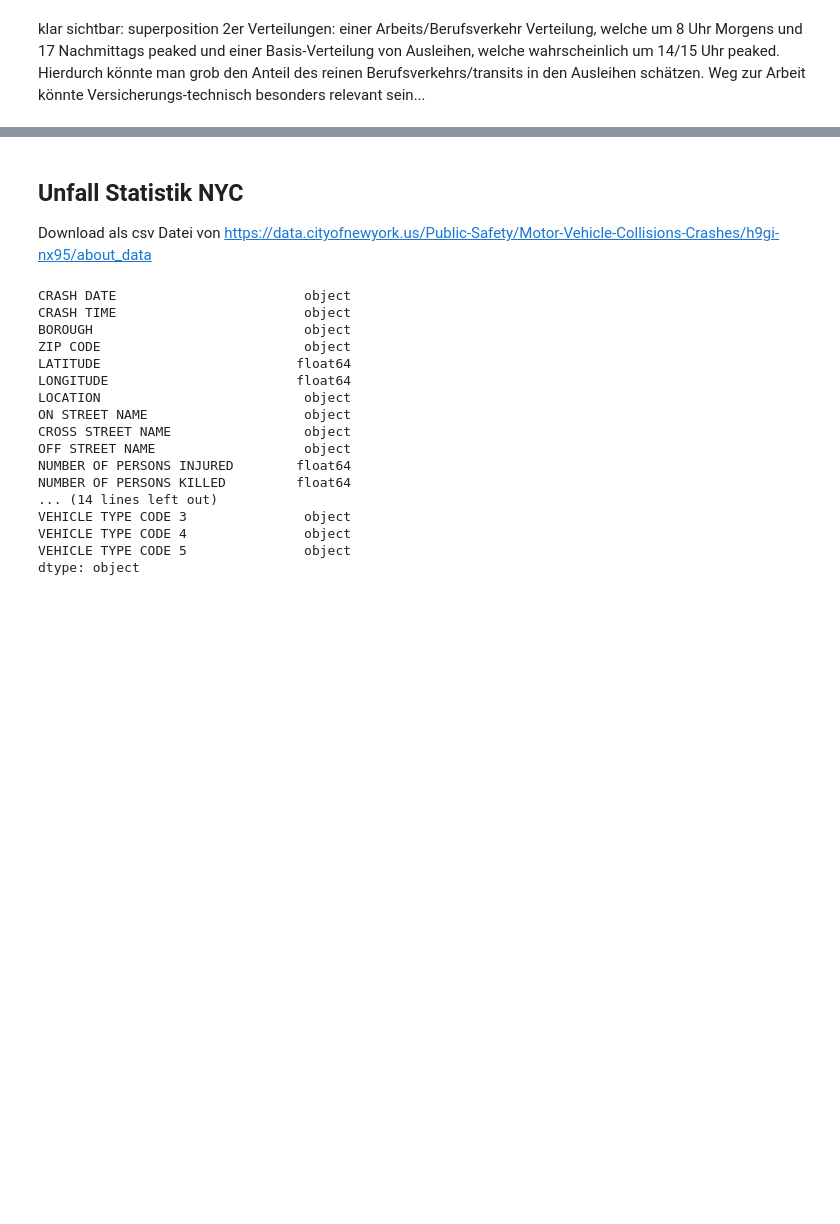
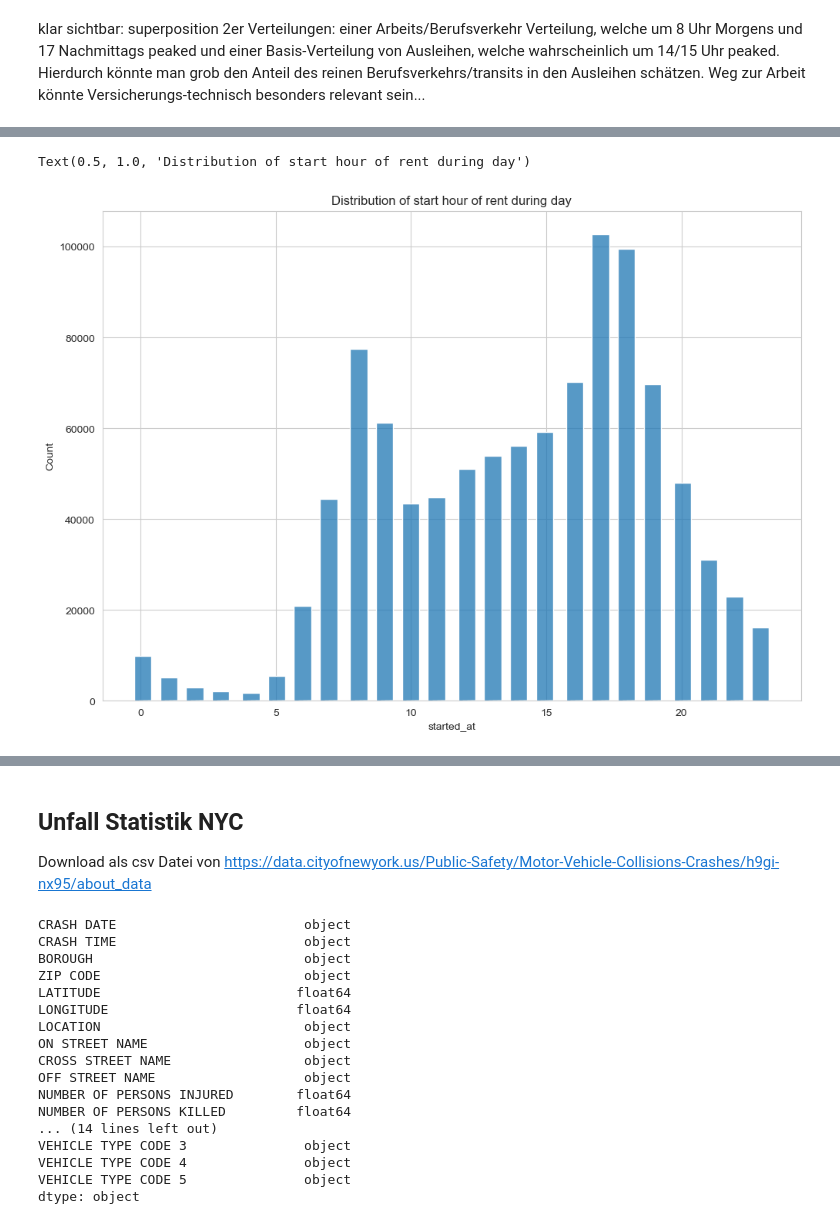
Before and after one commit to tobzac/challenge, a Jupyter notebook: 01_initial_checks.ipynb, the cells around one changed output, grey strips where cells are left out. Saved outputs shown, nothing was run; the diff lists cells and outputs as text; code cells hidden in the pictures; blank space fills up the shorter version.

```diff
--- a/01_initial_checks.ipynb
+++ b/01_initial_checks.ipynb
@@ -317,0 +462,15 @@ Text(0.5, 1.0, 'classic or electrical')
+# %%
+# Verteilung Ausleih Startzeiten/Endzeiten
+
+start_times = pd.DataFrame(test_table_bikes_old_cleaned["started_at"])
+end_times = pd.DataFrame(test_table_bikes_old_cleaned["ended_at"])
+
+times = pd.concat([start_times, end_times], axis=1)
+times["started_at"] = times["started_at"].dt.hour
+times["ended_at"] = times["ended_at"].dt.hour
+times
+
+sns.histplot(data=times, x="started_at", shrink = 4).set_title("Distribution of start hour of rent during day")
+# %% [output]
+Text(0.5, 1.0, 'Distribution of start hour of rent during day')
+[figure, added]
```
Also changed, not shown: parts of 16 cells of this notebook, 6 other files.
